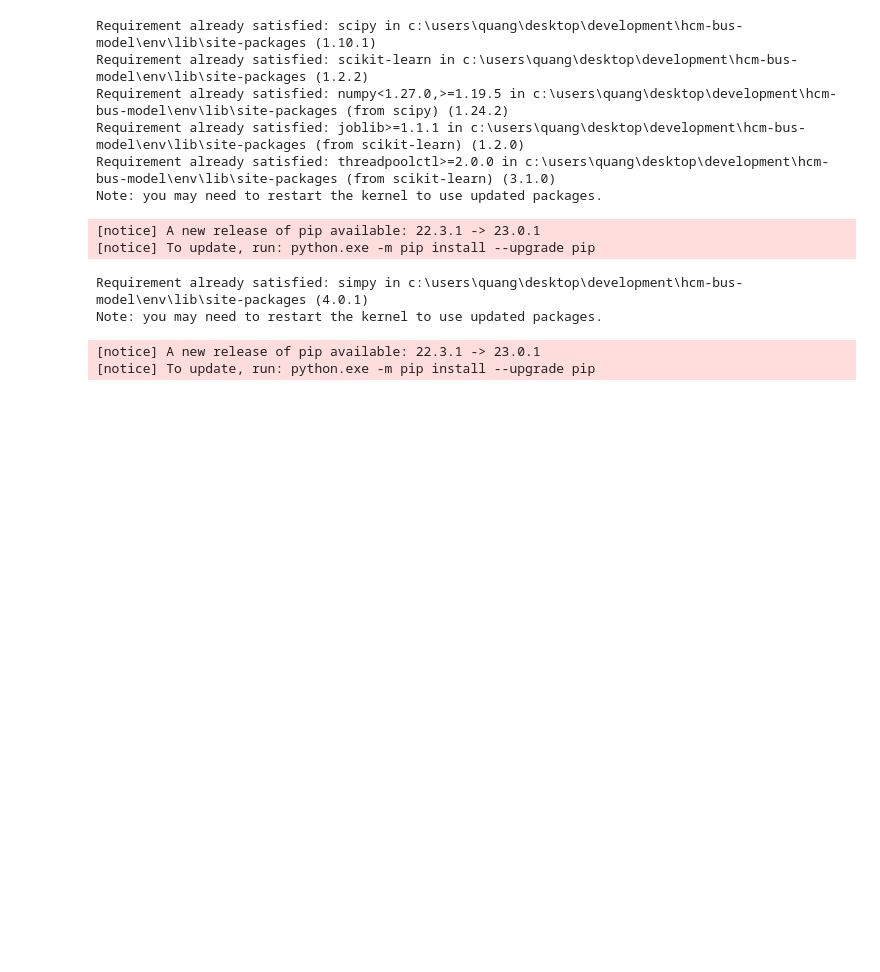
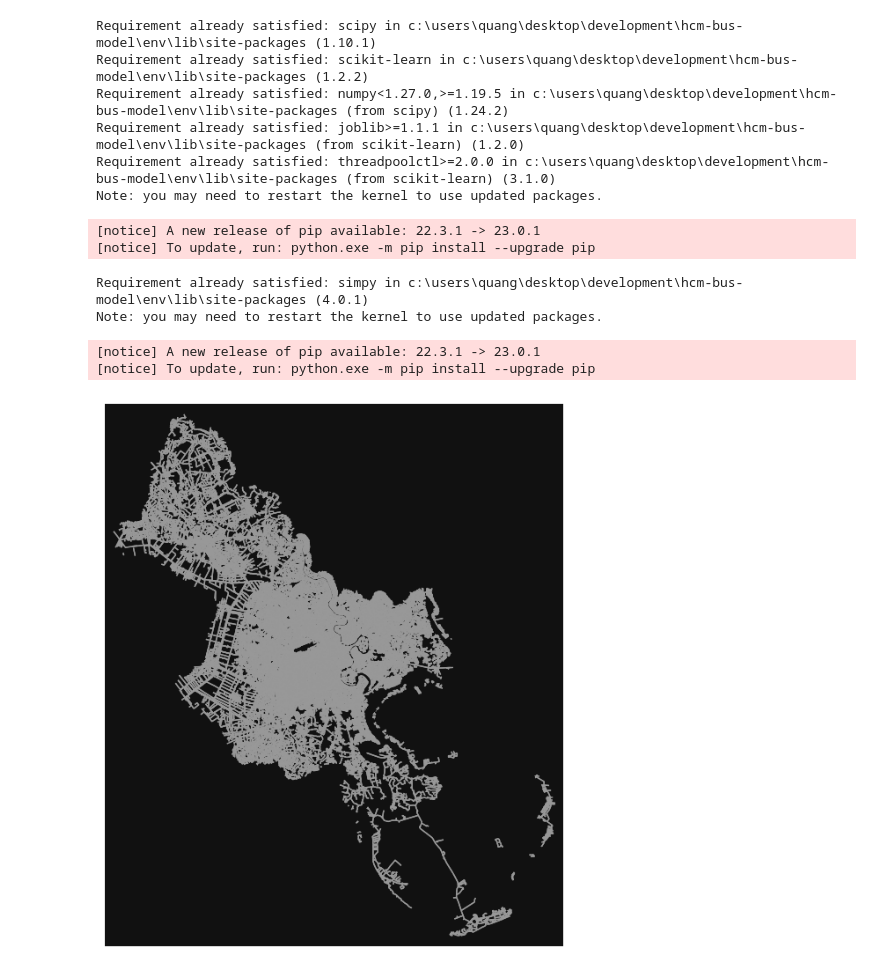
Before and after one commit to ptquang2000/hcm-bus-model, a Jupyter notebook: main.ipynb, the cells around one changed output. Saved outputs shown, nothing was run; the diff lists cells and outputs as text; code cells hidden in the pictures; blank space fills up the shorter version.

```diff
--- a/main.ipynb
+++ b/main.ipynb
@@ -133,12 +146,13 @@ class BusModel():
 # %%
-HCM_NETWORK = "./data/hcm.gpkg"
+HCM_NETWORK = "./data/hcm.graphml"
 if not os.path.exists(HCM_NETWORK):
-    G = ox.graph_from_place("Ho Chi Minh City", simplify=False)
-    ox.save_graph_geopackage(G, HCM_NETWORK, directed=True)
+    G = ox.graph_from_place("Ho Chi Minh City", retain_all=True, truncate_by_edge=True, buffer_dist=1000)
+    ox.save_graphml(G, HCM_NETWORK)
+else:
+    G = ox.load_graphml(HCM_NETWORK)
 
-gdf_nodes = gpd.read_file(HCM_NETWORK, layer="nodes").set_index('osmid')
-gdf_edges = gpd.read_file(HCM_NETWORK, layer="edges").set_index(['u', 'v', 'key'])
-graph_attrs = {'crs': 'epsg:4326', 'simplified': True}
-G = ox.graph_from_gdfs(gdf_nodes=gdf_nodes, gdf_edges=gdf_edges, graph_attrs=graph_attrs)
-
-# fig, ax = ox.plot_graph(G, node_size=0)
+ox.add_edge_speeds(G, hwy_speeds=60, fallback=50)
+ox.add_edge_travel_times(G)
+fig, ax = ox.plot_graph(G, node_size=0)
+# %% [output]
+[figure, added]
```
Also changed, not shown: parts of 13 cells of this notebook, 4 other files.
